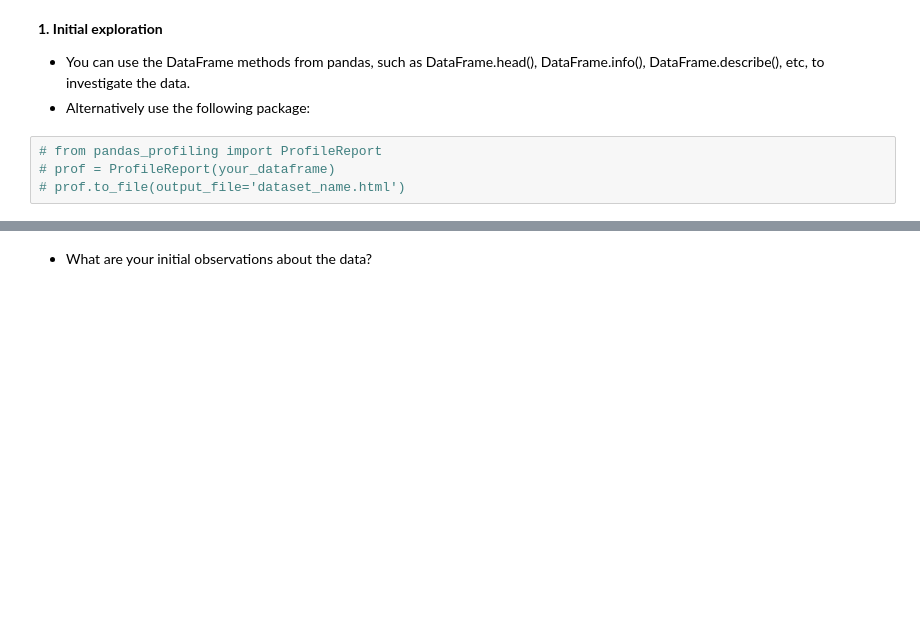
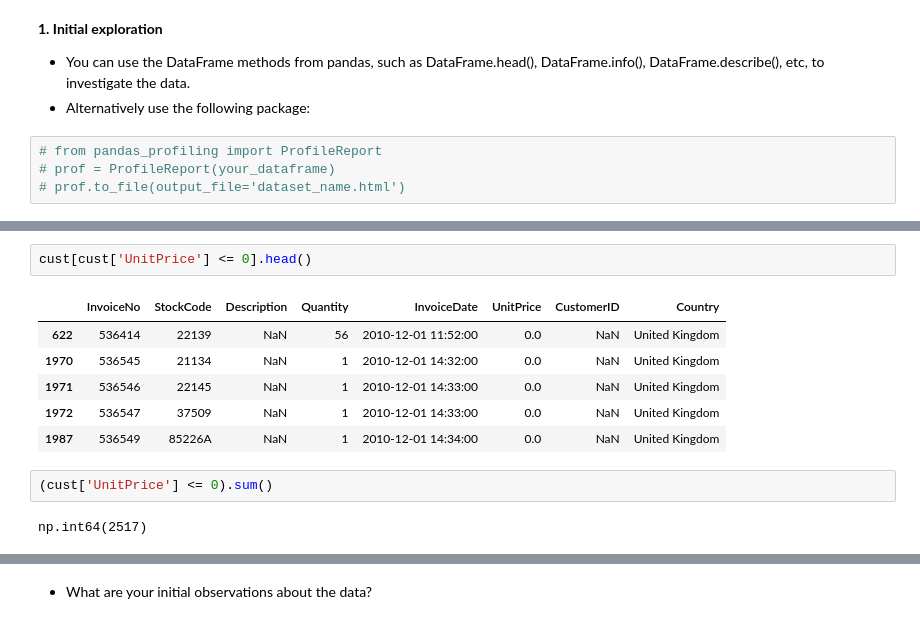
Before and after one commit to grimfur/ai-apprenticeship-session6, a Jupyter notebook: ai-apprenticeship-02-data-lifecycle/group2/notebooks/Online retail.ipynb, the cells around one changed output, grey strips where cells are left out. Cells and saved outputs as stored; diff of their text form; blank space fills up the shorter version.

```diff
--- a/ai-apprenticeship-02-data-lifecycle/group2/notebooks/Online retail.ipynb
+++ b/ai-apprenticeship-02-data-lifecycle/group2/notebooks/Online retail.ipynb
@@ -19,0 +143,13 @@ cust = pd.read_excel('Online Retail.xlsx')
+# %%
+cust[cust['UnitPrice'] <= 0].head()
+# %% [output]
+|  | InvoiceNo | StockCode | Description | Quantity | InvoiceDate | UnitPrice | CustomerID | Country |
+| 622 | 536414 | 22139 | NaN | 56 | 2010-12-01 11:52:00 | 0.0 | NaN | United Kingdom |
+| 1970 | 536545 | 21134 | NaN | 1 | 2010-12-01 14:32:00 | 0.0 | NaN | United Kingdom |
+| 1971 | 536546 | 22145 | NaN | 1 | 2010-12-01 14:33:00 | 0.0 | NaN | United Kingdom |
+| 1972 | 536547 | 37509 | NaN | 1 | 2010-12-01 14:33:00 | 0.0 | NaN | United Kingdom |
+| 1987 | 536549 | 85226A | NaN | 1 | 2010-12-01 14:34:00 | 0.0 | NaN | United Kingdom |
+# %%
+(cust['UnitPrice'] <= 0).sum()
+# %% [output]
+np.int64(2517)
```
Also changed, not shown: parts of 45 cells of this notebook.
